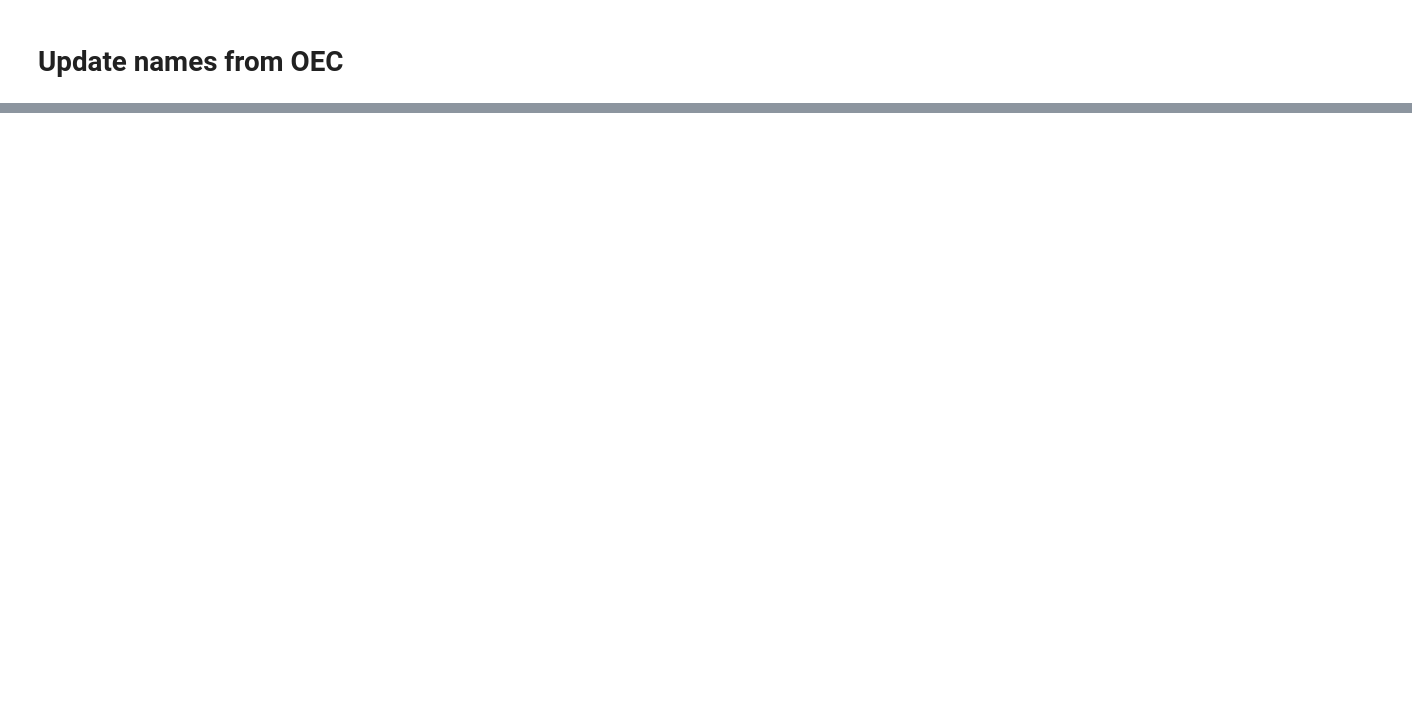
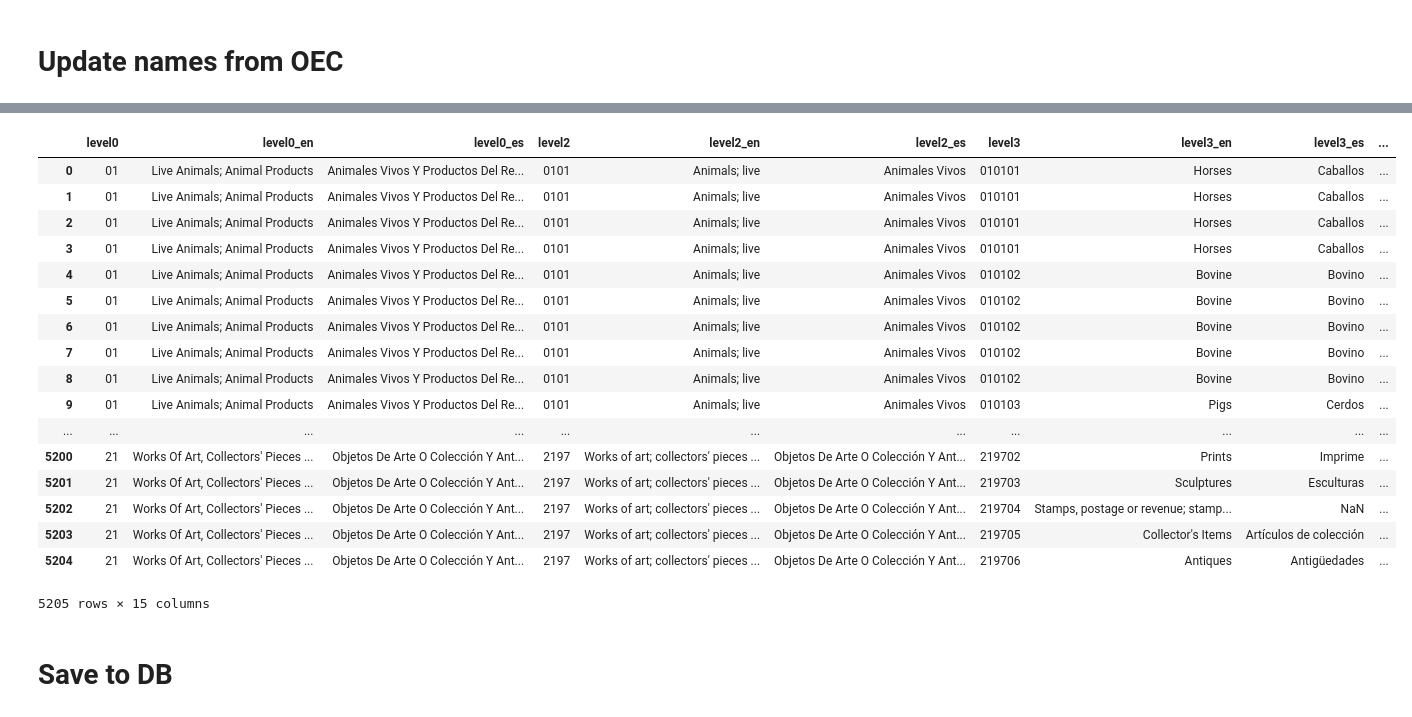
Before and after one commit to datachile/datachile-etl, a Jupyter notebook: economy/ingest/ingest pacha hs2012.ipynb, the cells around one changed output, grey strips where cells are left out. Cells and saved outputs as stored; diff of their text form; code cells hidden in the pictures; blank space fills up the shorter version.

Commit message:
use names from OEC when possible

```diff
--- a/economy/ingest/ingest pacha hs2012.ipynb
+++ b/economy/ingest/ingest pacha hs2012.ipynb
@@ -105,11 +124,12 @@ flattened_hs2012.loc[:, 'level3_es'] = flattened_hs2012.apply(lambda h: h['level
-# %%
-oec_xlations = pd.DataFrame(requests.get("https://atlas.media.mit.edu/attr/hs92/en/").json()['data'])
-oec_sections = oec_xlations[(oec_xlations.id.str.len() == 2)]
-flattened_hs2012 = flattened_hs2012.merge(oec_sections, left_on='level0', right_on='id', how='left')
-flattened_hs2012.loc[:, 'level0_en'] = flattened_hs2012.apply(lambda h: h['level0_en'] if h['name'] is None else h['name'], axis=1)
-flattened_hs2012.loc[flattened_hs2012.level0_en.isnull(), 'level0_en'] = 'Works of Art'
+# %%
+short_names = oec_xlations_es[(oec_xlations.id.str.len() == 6)] \
+   .merge(original_hs92[original_hs92.Level==4], left_on='display_id', right_on='Code') \
+   [['display_id', 'id', 'name', 'Description']] \
+   .rename(columns={'name': 'short_name_es', 'Description': 'original_name'}) \
+   .merge(oec_xlations_en, on='display_id') \
+   [['display_id', 'short_name_es', 'original_name', 'name', 'id_x']] \
+   .rename(columns={'name': 'short_name_en', 'id_x': 'id'})
 # %%
-oec_6 = oec_xlations[(oec_xlations.id.str.len() == 6)]
-flattened_hs2012 = flattened_hs2012.merge(oec_6, left_on='level3', right_on='id', how='left')
-flattened_hs2012.loc[:, 'level3_en'] = flattened_hs2012.apply(lambda h: h['level3_en'] if h['name'] is None else h['name'], axis=1)
-flattened_hs2012 = flattened_hs2012[['level0', 'level0_en', 'level0_es', 'level2', 'level2_en', 'level2_es', 'level3', 'level3_en', 'level3_es', 'level5', 'level5_en', 'level5_es']]
+flattened_hs2012 = flattened_hs2012.merge(short_names, left_on='level3_en', right_on='original_name', how='left') \
+    [['level0', 'level0_en', 'level0_es', 'level2', 'level2_en', 'level2_es', 'level3', 'level3_en', 'level3_es', 'short_name_en', 'short_name_es', 'level5', 'level5_en', 'level5_es']] \
+    .rename(columns={'short_name_en': 'level3_short_en', 'short_name_es': 'level3_short_es'})
@@ -118 +136,27 @@ sections
+# %%
+flattened_hs2012.loc[:, 'level3_en'] = flattened_hs2012.apply(lambda h: h['level3_short_en'] if pd.notnull(h['level3_short_en']) else h['level3_en'], axis=1)
+flattened_hs2012.loc[:, 'level3_es'] = flattened_hs2012.apply(lambda h: h['level3_short_es'] if pd.notnull(h['level3_short_es']) else h['level3_es'], axis=1)
+# %%
+flattened_hs2012
+# %% [output]
+|  | level0 | level0_en | level0_es | level2 | level2_en | level2_es | level3 | level3_en | level3_es | ... |
+| 0 | 01 | Live Animals; Animal Products | Animales Vivos Y Productos Del Re... | 0101 | Animals; live | Animales Vivos | 010101 | Horses | Caballos | ... |
+| 1 | 01 | Live Animals; Animal Products | Animales Vivos Y Productos Del Re... | 0101 | Animals; live | Animales Vivos | 010101 | Horses | Caballos | ... |
+| 2 | 01 | Live Animals; Animal Products | Animales Vivos Y Productos Del Re... | 0101 | Animals; live | Animales Vivos | 010101 | Horses | Caballos | ... |
+| 3 | 01 | Live Animals; Animal Products | Animales Vivos Y Productos Del Re... | 0101 | Animals; live | Animales Vivos | 010101 | Horses | Caballos | ... |
+| 4 | 01 | Live Animals; Animal Products | Animales Vivos Y Productos Del Re... | 0101 | Animals; live | Animales Vivos | 010102 | Bovine | Bovino | ... |
+| 5 | 01 | Live Animals; Animal Products | Animales Vivos Y Productos Del Re... | 0101 | Animals; live | Animales Vivos | 010102 | Bovine | Bovino | ... |
+| 6 | 01 | Live Animals; Animal Products | Animales Vivos Y Productos Del Re... | 0101 | Animals; live | Animales Vivos | 010102 | Bovine | Bovino | ... |
+| 7 | 01 | Live Animals; Animal Products | Animales Vivos Y Productos Del Re... | 0101 | Animals; live | Animales Vivos | 010102 | Bovine | Bovino | ... |
+| 8 | 01 | Live Animals; Animal Products | Animales Vivos Y Productos Del Re... | 0101 | Animals; live | Animales Vivos | 010102 | Bovine | Bovino | ... |
+| 9 | 01 | Live Animals; Animal Products | Animales Vivos Y Productos Del Re... | 0101 | Animals; live | Animales Vivos | 010103 | Pigs | Cerdos | ... |
+| ... | ... | ... | ... | ... | ... | ... | ... | ... | ... | ... |
+| 5200 | 21 | Works Of Art, Collectors' Pieces ... | Objetos De Arte O Colección Y Ant... | 2197 | Works of art; collectors' pieces ... | Objetos De Arte O Colección Y Ant... | 219702 | Prints | Imprime | ... |
+| 5201 | 21 | Works Of Art, Collectors' Pieces ... | Objetos De Arte O Colección Y Ant... | 2197 | Works of art; collectors' pieces ... | Objetos De Arte O Colección Y Ant... | 219703 | Sculptures | Esculturas | ... |
+| 5202 | 21 | Works Of Art, Collectors' Pieces ... | Objetos De Arte O Colección Y Ant... | 2197 | Works of art; collectors' pieces ... | Objetos De Arte O Colección Y Ant... | 219704 | Stamps, postage or revenue; stamp... | NaN | ... |
+| 5203 | 21 | Works Of Art, Collectors' Pieces ... | Objetos De Arte O Colección Y Ant... | 2197 | Works of art; collectors' pieces ... | Objetos De Arte O Colección Y Ant... | 219705 | Collector's Items | Artículos de colección | ... |
+| 5204 | 21 | Works Of Art, Collectors' Pieces ... | Objetos De Arte O Colección Y Ant... | 2197 | Works of art; collectors' pieces ... | Objetos De Arte O Colección Y Ant... | 219706 | Antiques | Antigüedades | ... |
+5205 rows × 15 columns
+# %% [markdown]
+# Save to DB
 # %%
```
Also changed, not shown: parts of 12 cells of this notebook.
